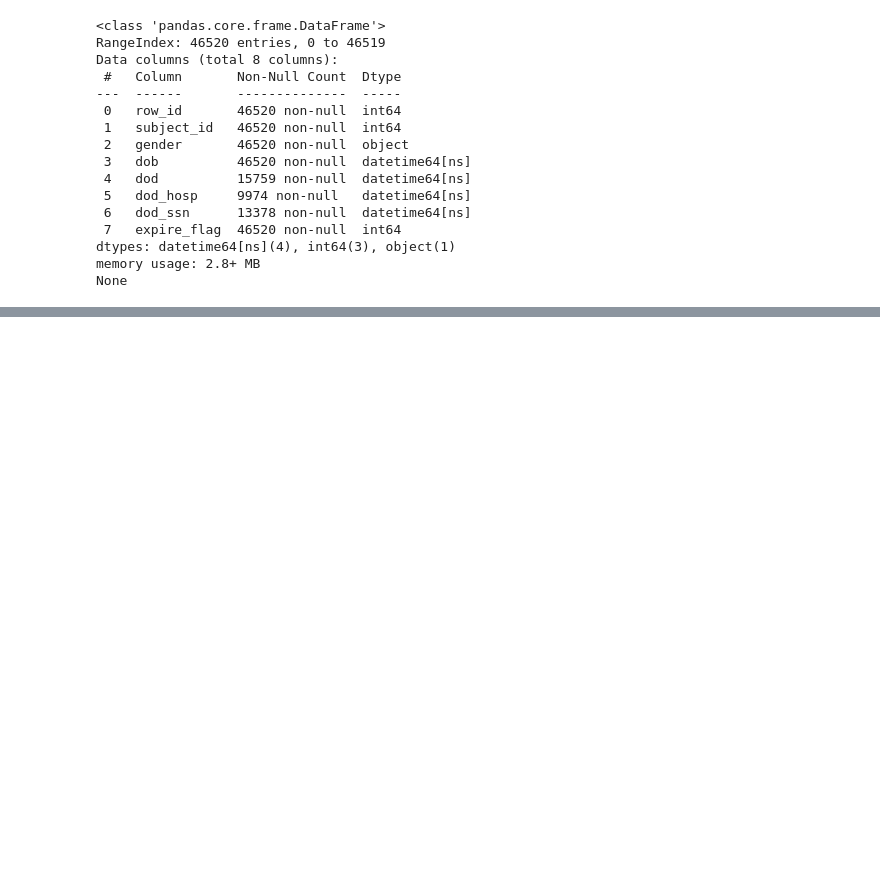
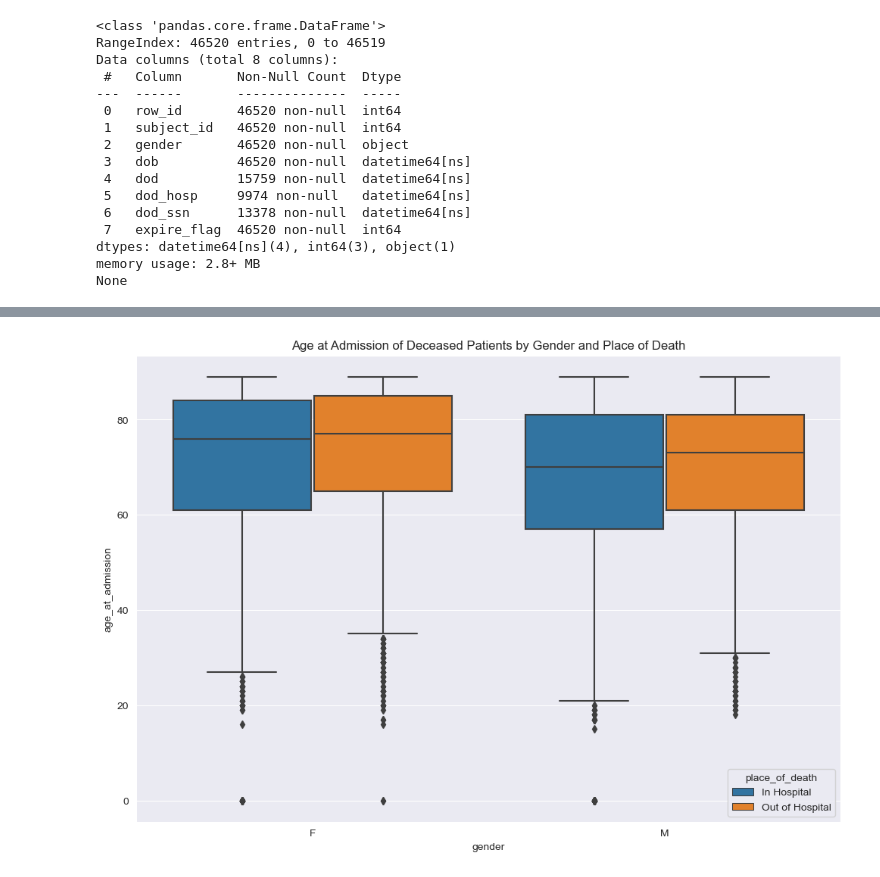
Before and after one commit to drama-404/FuzzyMedNet, a Jupyter notebook: data_viz/01_patient_stay_data.ipynb, the cells around one changed output, grey strips where cells are left out. Saved outputs shown, nothing was run; the diff lists cells and outputs as text; code cells hidden in the pictures; blank space fills up the shorter version.

```diff
--- a/data_viz/01_patient_stay_data.ipynb
+++ b/data_viz/01_patient_stay_data.ipynb
@@ -258,0 +318,18 @@ plt.show()
+# %%
+# Find the patients that died in the hospital
+deceased_subject_ids = admissions.subject_id[admissions.hospital_expire_flag == 1].tolist()
+deceased_patients_in = patients[patients.subject_id.isin(deceased_subject_ids)]
+
+# Find the patients that died outside the hospital
+deceased_patients_out = patients[(patients.expire_flag == 1) & (~patients.subject_id.isin(deceased_subject_ids))]
+# %%
+deceased_patients_in['place_of_death'] = 'In Hospital'
+deceased_patients_out['place_of_death'] = 'Out of Hospital'
+deceased_patients = pd.concat([deceased_patients_in, deceased_patients_out])
+
+plt.figure(figsize=(12,8))
+sns.boxplot(x='gender', y='age_at_admission', hue='place_of_death', data=deceased_patients)
+plt.title('Age at Admission of Deceased Patients by Gender and Place of Death')
+plt.show()
+# %% [output]
+[figure, added]
```
Also changed, not shown: parts of 29 cells of this notebook, 8 other files.
